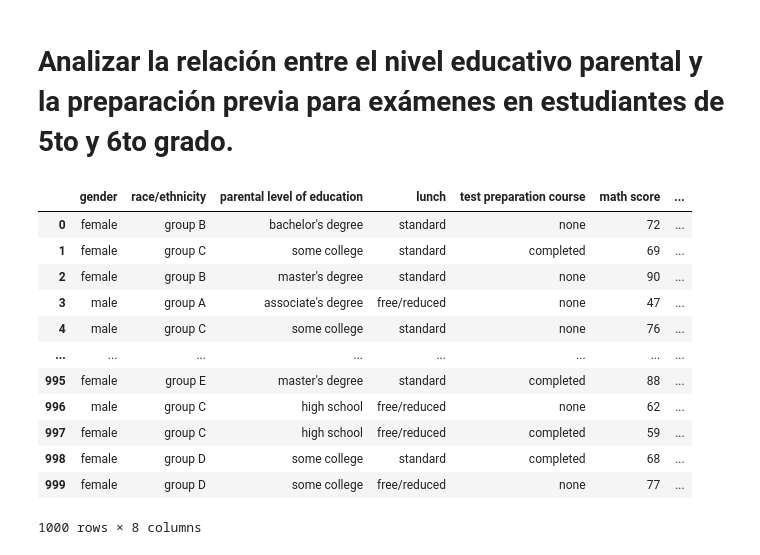
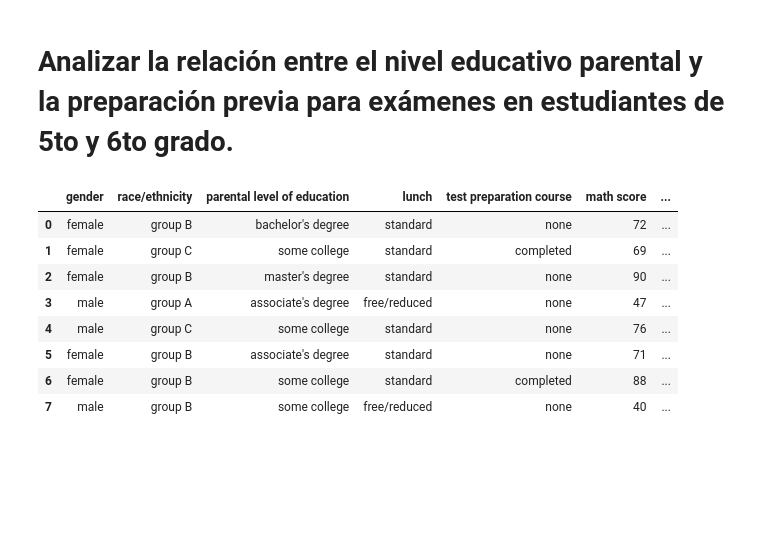
Before and after one commit to Zadquiel-niev/StudentsPerformance-G5-G6-Grupo-5, a Jupyter notebook: jupyter.ipynb, the cells around one changed output. Saved outputs shown, nothing was run; the diff lists cells and outputs as text; code cells hidden in the pictures; blank space fills up the shorter version.

```diff
--- a/jupyter.ipynb
+++ b/jupyter.ipynb
@@ -1,23 +1,20 @@
 # %% [markdown]
 # Analizar la relación entre el nivel educativo parental y la preparación previa para exámenes en estudiantes de 5to y 6to grado.
-# %%
-import pandas as pd
-excel = ('C:\\Users\\User\\Desktop\\RICARDO UNIVERSIDAD\\'
-        'StudentsPerformance G5-G6.xlsx')
-df = pd.read_excel(excel)
-df
-# %% [output]
-|  | gender | race/ethnicity | parental level of education | lunch | test preparation course | math score | ... |
-| 0 | female | group B | bachelor's degree | standard | none | 72 | ... |
-| 1 | female | group C | some college | standard | completed | 69 | ... |
-| 2 | female | group B | master's degree | standard | none | 90 | ... |
-| 3 | male | group A | associate's degree | free/reduced | none | 47 | ... |
-| 4 | male | group C | some college | standard | none | 76 | ... |
-| ... | ... | ... | ... | ... | ... | ... | ... |
-| 995 | female | group E | master's degree | standard | completed | 88 | ... |
-| 996 | male | group C | high school | free/reduced | none | 62 | ... |
-| 997 | female | group C | high school | free/reduced | completed | 59 | ... |
-| 998 | female | group D | some college | standard | completed | 68 | ... |
-| 999 | female | group D | some college | free/reduced | none | 77 | ... |
-1000 rows × 8 columns
+# %%
+#leer la base de datos en formato csv y mostrar las primeras 8 observaciones
+import pandas as pd
+csv = ('C:\\Users\\User\\Desktop\\RICARDOUNI\\'
+        'StudentsPerformance G5-G6 - StudentsPerformance G5-G6.csv')
+df = pd.read_csv(csv)
+df.head(8)
+# %% [output]
+|  | gender | race/ethnicity | parental level of education | lunch | test preparation course | math score | ... |
+| 0 | female | group B | bachelor's degree | standard | none | 72 | ... |
+| 1 | female | group C | some college | standard | completed | 69 | ... |
+| 2 | female | group B | master's degree | standard | none | 90 | ... |
+| 3 | male | group A | associate's degree | free/reduced | none | 47 | ... |
+| 4 | male | group C | some college | standard | none | 76 | ... |
+| 5 | female | group B | associate's degree | standard | none | 71 | ... |
+| 6 | female | group B | some college | standard | completed | 88 | ... |
+| 7 | male | group B | some college | free/reduced | none | 40 | ... |
 # %%
```
Also changed, not shown: parts of 3 cells of this notebook.
